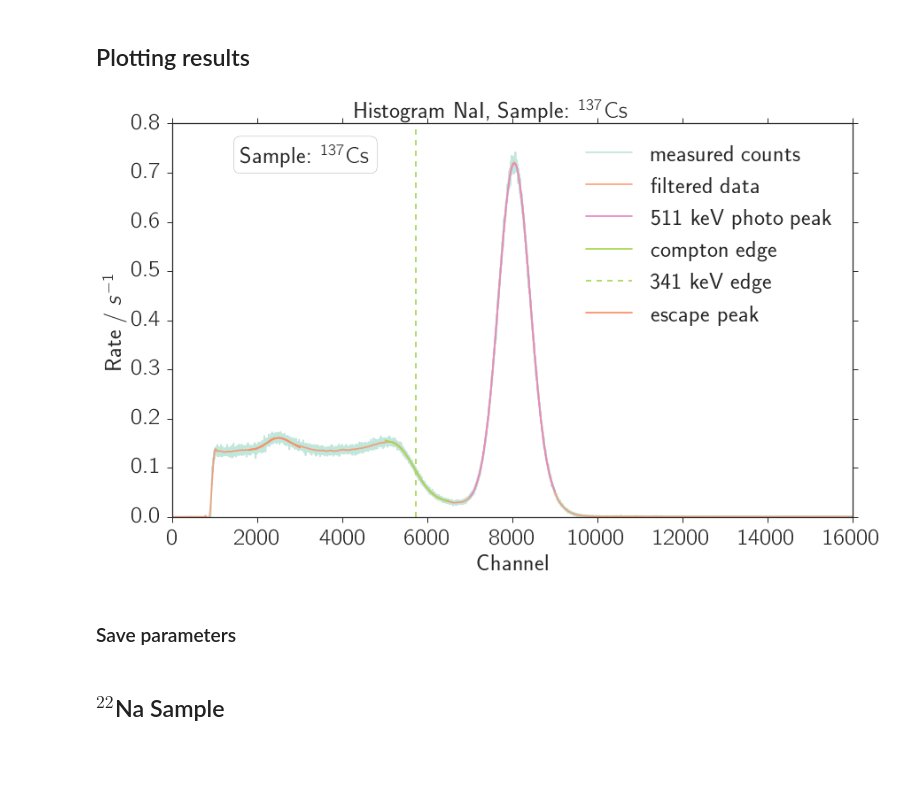
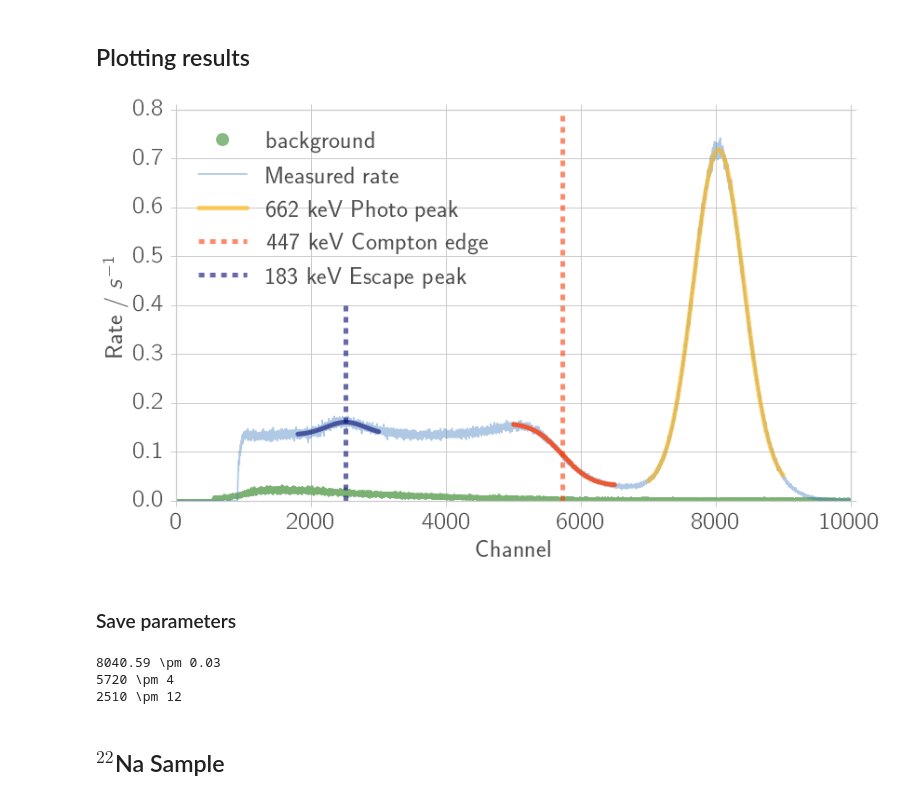
Before and after one commit to Bondzio/fp, a Jupyter notebook: compton/analysis/calibration_na.ipynb, the cells around one changed output. Saved outputs shown, nothing was run; the diff lists cells and outputs as text; code cells hidden in the pictures; blank space fills up the shorter version.

```diff
--- a/compton/analysis/calibration_na.ipynb
+++ b/compton/analysis/calibration_na.ipynb
@@ -141,13 +179,15 @@ x_max = 9000    # upper bound
 mask = (x > x_min) * (x < x_max)
 x_fit = x[mask]
 y_fit = y[mask]
-y_sigma = np.sqrt(un.std_devs(y_e[mask]))
+y_sigma = un.std_devs(y_e[mask])
 
 # p0 is the initial guess for the fitting coefficients
 # p = [A_peak, mu, sigma_peak, offset]
 p0 = [0.7, 8000, 400, 0.03]
 coeff, var_matrix = curve_fit(gauss, x_fit, y_fit, p0=p0,
                               sigma=y_sigma, absolute_sigma=True)
+cs_photo = uc.ufloat(coeff[1], var_matrix[1, 1])
+
 fit_photo = gauss(x_fit, *coeff)
 
 
@@ -158,13 +198,16 @@ x_max = 6500    # upper bound
 mask = (x > x_min) * (x < x_max)
 x_fit2 = x[mask]
 y_fit2 = y[mask]
-y_sigma = np.sqrt(un.std_devs(y_e[mask]))
+y_sigma = (un.std_devs(y_e[mask]))
 
 # p0 is the initial guess for the fitting coefficients
 # p = [A_edge, x_step, sigma, offset]
 p0 = [ 0.12,  5700,   330,   0.03]
 coeff2, var_matrix2 = curve_fit(conv_analytical, x_fit2, y_fit2, p0=p0,
                                 sigma=y_sigma, absolute_sigma=True)
+
+cs_compton = uc.ufloat(coeff2[1], var_matrix2[1, 1])
+
 fit_edge = conv_analytical(x_fit2, *coeff2)
 x_step = coeff2[1]
 
@@ -176,17 +219,20 @@ x_max = 3000    # upper bound
 mask = (x > x_min) * (x < x_max)
 x_fit3 = x[mask]
 y_fit3 = y[mask]
-y_sigma = np.sqrt(un.std_devs(y_e[mask]))
+y_sigma = un.std_devs(y_e[mask])
 
 # p0 is the initial guess for the fitting coefficients
 # p = [A_peak, mu, sigma_peak, offset]
 p0 = [0.02, 2300, 200, 0.16]
 coeff3, var_matrix3 = curve_fit(gauss, x_fit3, y_fit3, p0=p0,
                                 sigma=y_sigma, absolute_sigma=True)
+
+cs_escape = uc.ufloat(coeff3[1], var_matrix3[1, 1])
+
 fit_escape = gauss(x_fit3, *coeff3)
 
 randomtext='''
-###### PEAK AND EDGE  #################
+###### PEACE AND EDGE  #################
 # Define range to be fitted
 x_min = 5000    # lower bound
 x_max = 10000    # upper bound
@@ -206,34 +252,41 @@ fit_peak_and_edge = peak_and_edge(x_fit4, *coeff4)
 ## Plotting results
 # %%
 fig1, ax1 = plt.subplots(1, 1)
+fixticks(ax1)
+
 sample_name = '$^{137}\mathrm{Cs}$'
 if not save_fig:
     fig1.suptitle("Histogram NaI, Sample: " + sample_name)
-#ax1.plot(x, rate_bg, '.', alpha=0.9, label='background')
-ax1.plot(x, y, '-', alpha=0.4, label=('measured counts'))
+ax1.plot(x, rate_bg, '.', alpha=0.9, label='background',c = colors[2])
+ax1.plot(x, y, '-', alpha=0.4, label=('Measured rate'), c = colors[0])
+
 #next(ax1._get_lines.color_cycle)
-ax1.plot(x, y_filtered, '-', alpha=0.8, label=('filtered data'))
-next(ax1._get_lines.color_cycle)
-ax1.plot(x_fit, fit_photo, label='511 keV photo peak')
-edge, = ax1.plot(x_fit2, fit_edge, label='compton edge')
-ax1.plot([x_step] * 2, [0, 0.8], '--', c=edge.get_color(), label='341 keV edge')
-next(ax1._get_lines.color_cycle)
-ax1.plot(x_fit3, fit_escape, label='escape peak')
+
+#ax1.plot(x, y_filtered, '-', alpha=0.8, label=('Filtered rate'),c = colors[1])
+ax1.plot(x_fit, fit_photo, label='662 keV Photo peak',c = colors[3], linewidth=5,alpha=0.6)
+
+edge, = ax1.plot(x_fit2, fit_edge,c = colors[-1], linewidth=5,alpha=0.8)
+ax1.plot([x_step] * 2, [0, 0.8], '--', c = colors[-1], label='447 keV Compton edge', linewidth=5,alpha=0.6)
+
+
+ax1.plot(x_fit3, fit_escape, c = colors[8], linewidth=5,alpha=0.6)
+ax1.plot([cs_escape.n] * 2, [0, 0.4], '--', c = colors[8], label='183 keV Escape peak', linewidth=5,alpha=0.6)
 props = dict(boxstyle='round', facecolor='white', alpha=0.5)
 textstr = 'Sample: ' + sample_name
-ax1.text(0.1, 0.95, textstr, transform=ax1.transAxes, va='top', bbox=props)
-ax1.set_xlim(0, 16000)
+#ax1.text(0.1, 0.95, textstr, transform=ax1.transAxes, va='top', bbox=props)
+ax1.set_xlim(0, 10000)
 ax1.set_ylim(0, 0.8)
 ax1.set_xlabel("Channel")
 ax1.set_ylabel("Rate / $s^{-1}$")
-ax1.legend(loc=1)
+ax1.legend(loc=2)
+ax1.grid(True)
 if show_fig:
     fig1.show()
 if save_fig:
     file_name = "histo_na_137cs"
     fig1.savefig(fig_dir + file_name + ".pdf")
     fig1.savefig(fig_dir + file_name + ".png")
 # %% [output]
-[figure, old version]
+[figure, new version]
 # %% [markdown]
 ### Save parameters
@@ -250,3 +293,11 @@ cs_escape = uc.ufloat(coeff3[1], coeff3[2])
+# %%
+print(uc_str(cs_photo))
+print(uc_str(cs_compton))
+print(uc_str(cs_escape))
+# %% [output]
+8040.59 \pm 0.03
+5720 \pm 4
+2510 \pm 12
 # %% [markdown]
 $^{22}$Na Sample
 ----------------
```
Also changed, not shown: parts of 12 cells of this notebook, 41 other files.
